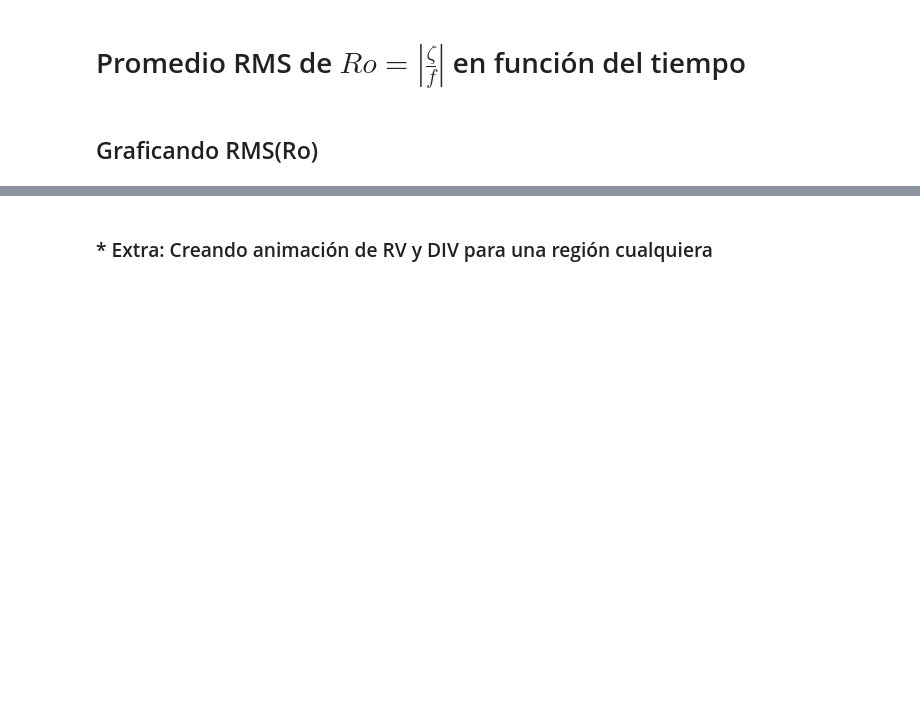
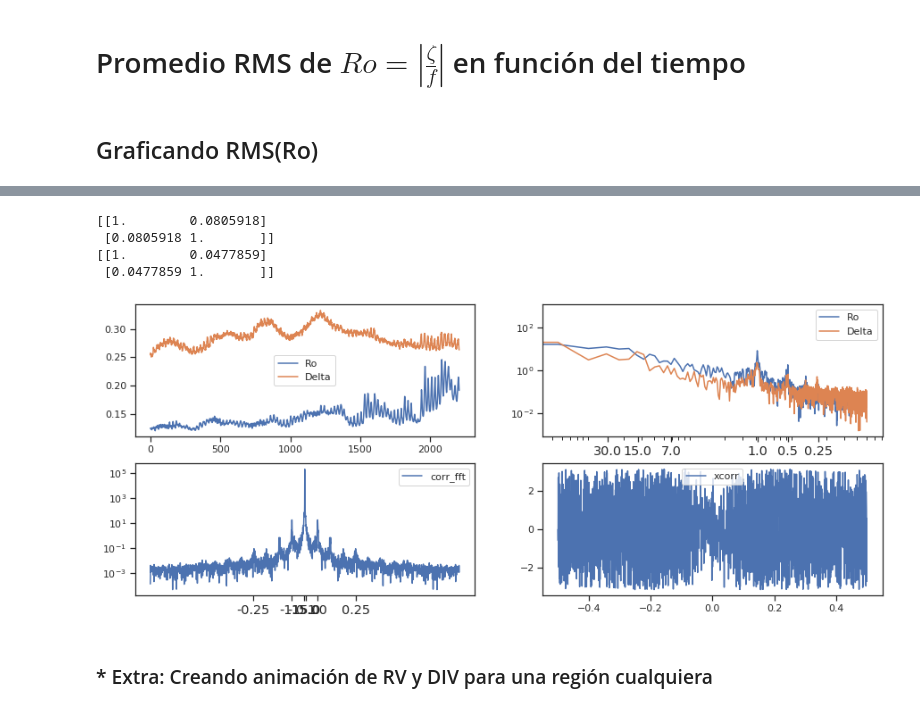
Before and after one commit to antonimmo/ebc-wk-spectral-analysis, a Jupyter notebook: RMS Ro Timeseries.ipynb, the cells around one changed output, grey strips where cells are left out. Saved outputs shown, nothing was run; the diff lists cells and outputs as text; code cells hidden in the pictures; blank space fills up the shorter version.

```diff
--- a/RMS Ro Timeseries.ipynb
+++ b/RMS Ro Timeseries.ipynb
@@ -353,3 +298,49 @@ for current,season in product(ids_regions.keys(),["JFM","ASO"]):
+# %%
+stdRo_f = np.fft.fftshift(np.fft.fft(stdRo))
+stdDelta_f = np.fft.fftshift(np.fft.fft(stdDelta))
+stdRo_fr = np.fft.rfft(stdRo)
+stdDelta_fr = np.fft.rfft(stdDelta)
+# %%
+print(np.corrcoef(stdRo,stdDelta))
+print(np.corrcoef(stdRo_det,stdDelta_det))
+# %% [output]
+[[1.        0.0805918]
+ [0.0805918 1.       ]]
+[[1.        0.0477859]
+ [0.0477859 1.       ]]
+# %%
+ff = np.fft.fftshift(np.fft.fftfreq(U_.shape[0],1)) # T=1 {t_res}: intervalo de muestreo
+ffr = np.fft.rfftfreq(U_.shape[0],1) # T=1 {t_res}: intervalo de muestreo
+# %%
+f_ticks_lab = [h/24 for h in [6,12,24,7*24,15*24,30*24]]
+f_ticks = [1/(24*D) for D in f_ticks_lab]
+f_ticks_all = f_ticks+[-1*tick for tick in f_ticks]
+f_ticks_lab_all = f_ticks_lab+[-1*tick for tick in f_ticks_lab]
+# %%
+corr_f = stdRo_f*np.conj(stdDelta_f)
+# %%
+fig, ax = plt.subplots(2,2,figsize=(15,6))
+ax = ax.flat[:]
+
+plt.sca(ax[0])
+plt.plot(stdRo)
+plt.plot(stdDelta)
+plt.legend(["Ro","Delta"])
+plt.sca(ax[1])
+plt.loglog(ffr,np.abs(stdRo_fr))
+plt.loglog(ffr,np.abs(stdDelta_fr))
+plt.xticks(ticks=f_ticks,labels=f_ticks_lab,size="large")
+plt.legend(["Ro","Delta"])
+plt.sca(ax[2])
+plt.semilogy(ff,np.abs(corr_f))
+plt.xticks(ticks=f_ticks_all[::2],labels=f_ticks_lab_all[::2],size="large")
+plt.legend(["corr_fft"])
+plt.sca(ax[3])
+plt.plot(ff,np.angle(corr_f))
+plt.legend(["xcorr"])
+plt.show()
+# %% [output]
+[figure, added]
 # %% [markdown]
 ### * Extra: Creando animación de RV y DIV para una región cualquiera
 # %%
```
Also changed, not shown: parts of 20 cells of this notebook, 7 other files.
